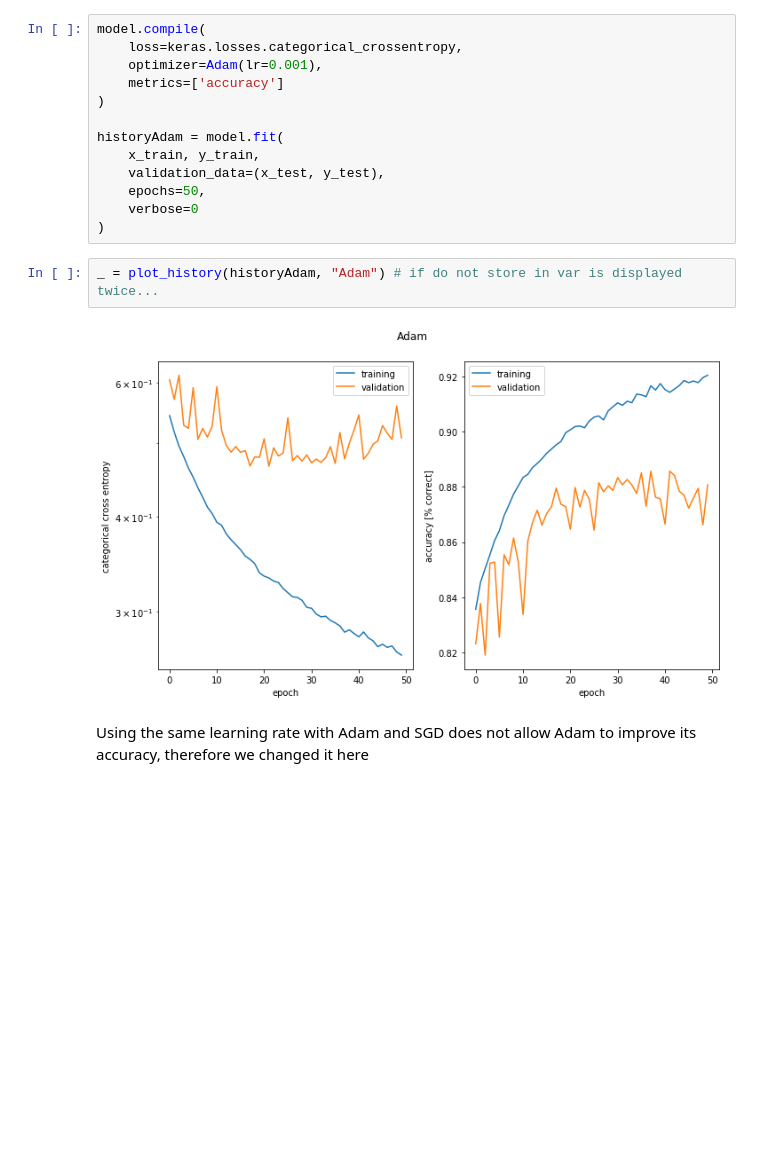
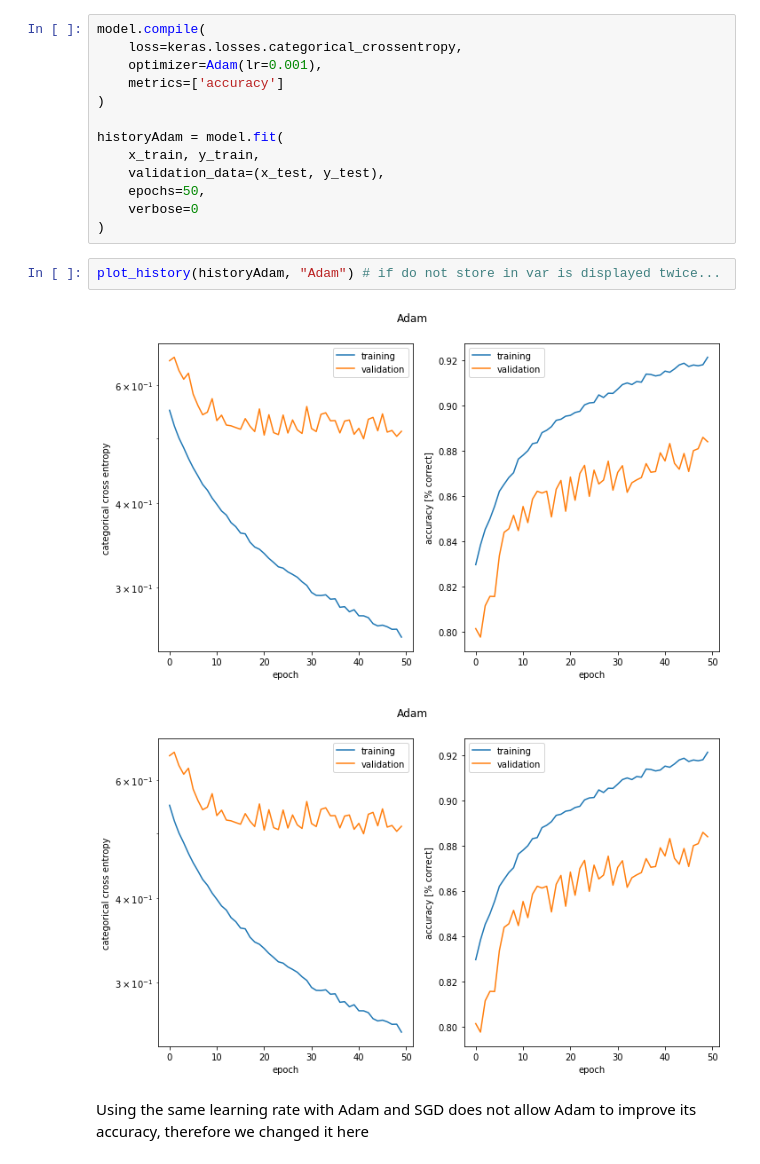
Before and after one commit to Amaumaury/ArtificialNeuralNetworks, a Jupyter notebook: miniproject1.ipynb, the cells around one changed output. Drawn from its saved outputs; the diff is of its cells as text; blank space fills up the shorter version.

```diff
--- a/miniproject1.ipynb
+++ b/miniproject1.ipynb
@@ -395,9 +398,10 @@ historyAdam = model.fit(
     verbose=0
 )
 # %%
-_ = plot_history(historyAdam, "Adam") # if do not store in var is displayed twice...
+plot_history(historyAdam, "Adam") # if do not store in var is displayed twice...
 # %% [output]
-[figure, old version]
+[figure, new version]
+[figure, added]
 # %% [markdown]
 Using the same learning rate with Adam and SGD does not allow Adam to improve its accuracy, therefore we changed it here
 # %% [markdown]
```
Also changed, not shown: parts of 35 cells of this notebook.
